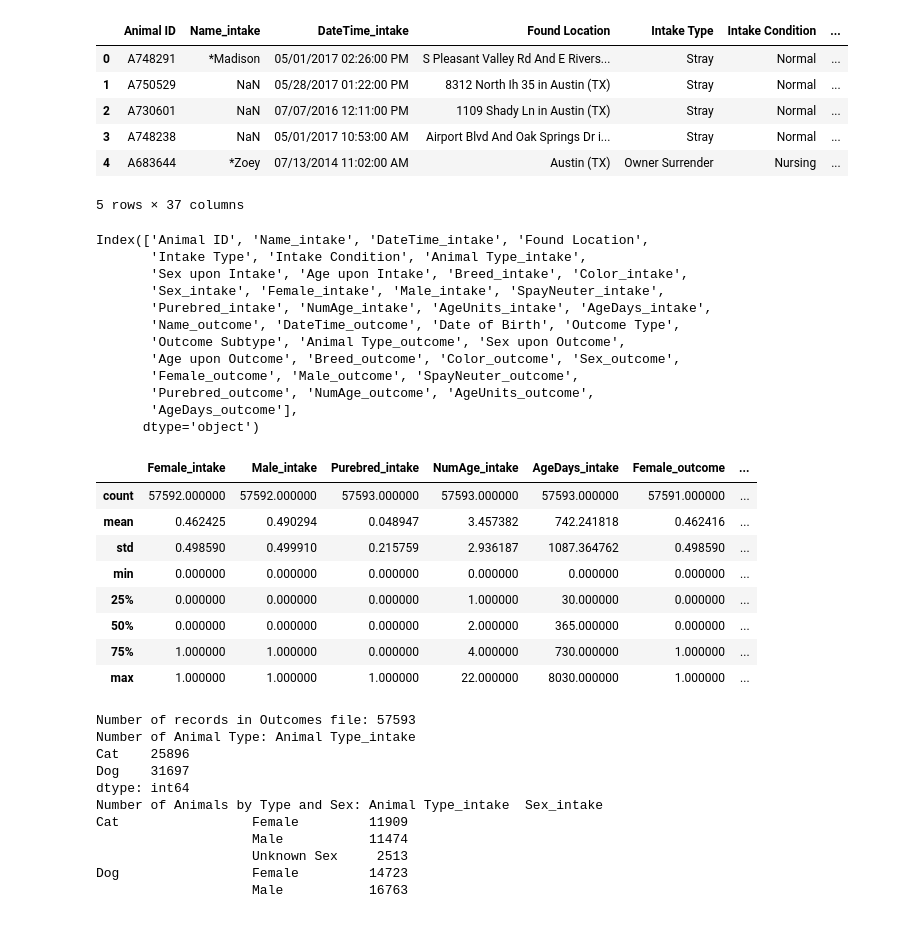
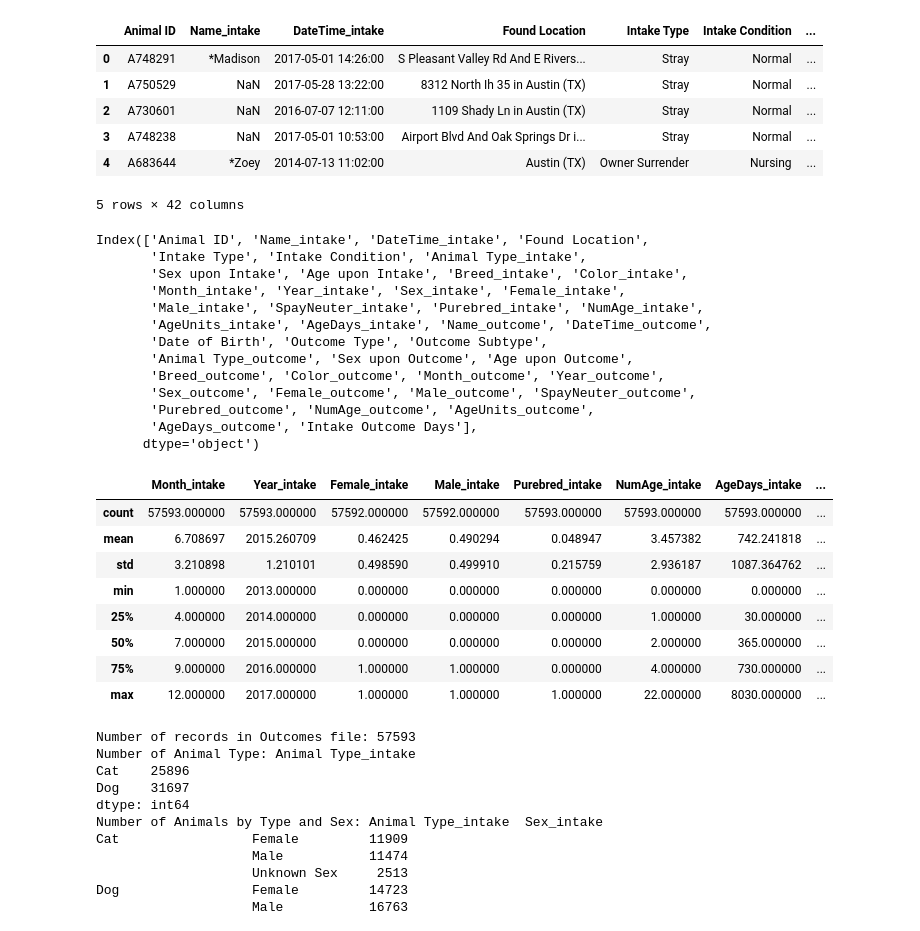
Before and after one commit to carlospisani10/Animal-Shelter-Analysis, a Jupyter notebook: DataAnalysisGeneral.ipynb, the cells around one changed output. Cells and saved outputs as stored; diff of their text form; code cells hidden in the pictures.

Commit message:
Update data analysis

```diff
--- a/DataAnalysisGeneral.ipynb
+++ b/DataAnalysisGeneral.ipynb
@@ -11,46 +11,47 @@ import matplotlib.pyplot as plt
 csv_filepath1 = "raw data/MergedData.csv"
 # %%
 # Read the csv files into new dataframe
-CatDogData_df = pd.read_csv(csv_filepath1, encoding="iso-8859-1", low_memory=False)
-CatDogData_df.head()
+df = pd.read_csv(csv_filepath1, encoding="iso-8859-1", low_memory=False)
+df.head()
 # %% [output]
 |  | Animal ID | Name_intake | DateTime_intake | Found Location | Intake Type | Intake Condition | ... |
-| 0 | A748291 | *Madison | 05/01/2017 02:26:00 PM | S Pleasant Valley Rd And E Rivers... | Stray | Normal | ... |
-| 1 | A750529 | NaN | 05/28/2017 01:22:00 PM | 8312 North Ih 35 in Austin (TX) | Stray | Normal | ... |
-| 2 | A730601 | NaN | 07/07/2016 12:11:00 PM | 1109 Shady Ln in Austin (TX) | Stray | Normal | ... |
-| 3 | A748238 | NaN | 05/01/2017 10:53:00 AM | Airport Blvd And Oak Springs Dr i... | Stray | Normal | ... |
-| 4 | A683644 | *Zoey | 07/13/2014 11:02:00 AM | Austin (TX) | Owner Surrender | Nursing | ... |
+| 0 | A748291 | *Madison | 2017-05-01 14:26:00 | S Pleasant Valley Rd And E Rivers... | Stray | Normal | ... |
+| 1 | A750529 | NaN | 2017-05-28 13:22:00 | 8312 North Ih 35 in Austin (TX) | Stray | Normal | ... |
+| 2 | A730601 | NaN | 2016-07-07 12:11:00 | 1109 Shady Ln in Austin (TX) | Stray | Normal | ... |
+| 3 | A748238 | NaN | 2017-05-01 10:53:00 | Airport Blvd And Oak Springs Dr i... | Stray | Normal | ... |
+| 4 | A683644 | *Zoey | 2014-07-13 11:02:00 | Austin (TX) | Owner Surrender | Nursing | ... |
-5 rows × 37 columns
+5 rows × 42 columns
 # %%
-print(CatDogData_df.columns)
+print(df.columns)
 # %% [output]
 Index(['Animal ID', 'Name_intake', 'DateTime_intake', 'Found Location',
        'Intake Type', 'Intake Condition', 'Animal Type_intake',
        'Sex upon Intake', 'Age upon Intake', 'Breed_intake', 'Color_intake',
-       'Sex_intake', 'Female_intake', 'Male_intake', 'SpayNeuter_intake',
-       'Purebred_intake', 'NumAge_intake', 'AgeUnits_intake', 'AgeDays_intake',
-       'Name_outcome', 'DateTime_outcome', 'Date of Birth', 'Outcome Type',
-       'Outcome Subtype', 'Animal Type_outcome', 'Sex upon Outcome',
-       'Age upon Outcome', 'Breed_outcome', 'Color_outcome', 'Sex_outcome',
-       'Female_outcome', 'Male_outcome', 'SpayNeuter_outcome',
+       'Month_intake', 'Year_intake', 'Sex_intake', 'Female_intake',
+       'Male_intake', 'SpayNeuter_intake', 'Purebred_intake', 'NumAge_intake',
+       'AgeUnits_intake', 'AgeDays_intake', 'Name_outcome', 'DateTime_outcome',
+       'Date of Birth', 'Outcome Type', 'Outcome Subtype',
+       'Animal Type_outcome', 'Sex upon Outcome', 'Age upon Outcome',
+       'Breed_outcome', 'Color_outcome', 'Month_outcome', 'Year_outcome',
+       'Sex_outcome', 'Female_outcome', 'Male_outcome', 'SpayNeuter_outcome',
        'Purebred_outcome', 'NumAge_outcome', 'AgeUnits_outcome',
-       'AgeDays_outcome'],
+       'AgeDays_outcome', 'Intake Outcome Days'],
       dtype='object')
 # %%
 #Filter for only Dogs and Cats
 #animalData_df = animalData_df.loc[animalData_df["Animal Type_intake"].isin(["Dog","Cat"])]
 # %%
 # Get metrics on the raw outcomes file
-CatDogData_df.describe()
+df.describe()
 # %% [output]
-|  | Female_intake | Male_intake | Purebred_intake | NumAge_intake | AgeDays_intake | Female_outcome | ... |
-| count | 57592.000000 | 57592.000000 | 57593.000000 | 57593.000000 | 57593.000000 | 57591.000000 | ... |
-| mean | 0.462425 | 0.490294 | 0.048947 | 3.457382 | 742.241818 | 0.462416 | ... |
-| std | 0.498590 | 0.499910 | 0.215759 | 2.936187 | 1087.364762 | 0.498590 | ... |
-| min | 0.000000 | 0.000000 | 0.000000 | 0.000000 | 0.000000 | 0.000000 | ... |
-| 25% | 0.000000 | 0.000000 | 0.000000 | 1.000000 | 30.000000 | 0.000000 | ... |
-| 50% | 0.000000 | 0.000000 | 0.000000 | 2.000000 | 365.000000 | 0.000000 | ... |
-| 75% | 1.000000 | 1.000000 | 0.000000 | 4.000000 | 730.000000 | 1.000000 | ... |
-| max | 1.000000 | 1.000000 | 1.000000 | 22.000000 | 8030.000000 | 1.000000 | ... |
+|  | Month_intake | Year_intake | Female_intake | Male_intake | Purebred_intake | NumAge_intake | AgeDays_intake | ... |
+| count | 57593.000000 | 57593.000000 | 57592.000000 | 57592.000000 | 57593.000000 | 57593.000000 | 57593.000000 | ... |
+| mean | 6.708697 | 2015.260709 | 0.462425 | 0.490294 | 0.048947 | 3.457382 | 742.241818 | ... |
+| std | 3.210898 | 1.210101 | 0.498590 | 0.499910 | 0.215759 | 2.936187 | 1087.364762 | ... |
+| min | 1.000000 | 2013.000000 | 0.000000 | 0.000000 | 0.000000 | 0.000000 | 0.000000 | ... |
+| 25% | 4.000000 | 2014.000000 | 0.000000 | 0.000000 | 0.000000 | 1.000000 | 30.000000 | ... |
+| 50% | 7.000000 | 2015.000000 | 0.000000 | 0.000000 | 0.000000 | 2.000000 | 365.000000 | ... |
+| 75% | 9.000000 | 2016.000000 | 1.000000 | 1.000000 | 0.000000 | 4.000000 | 730.000000 | ... |
+| max | 12.000000 | 2017.000000 | 1.000000 | 1.000000 | 1.000000 | 22.000000 | 8030.000000 | ... |
 # %%
 #Metrics cont'd
```
Also changed, not shown: parts of 11 cells of this notebook, 10 other files.
